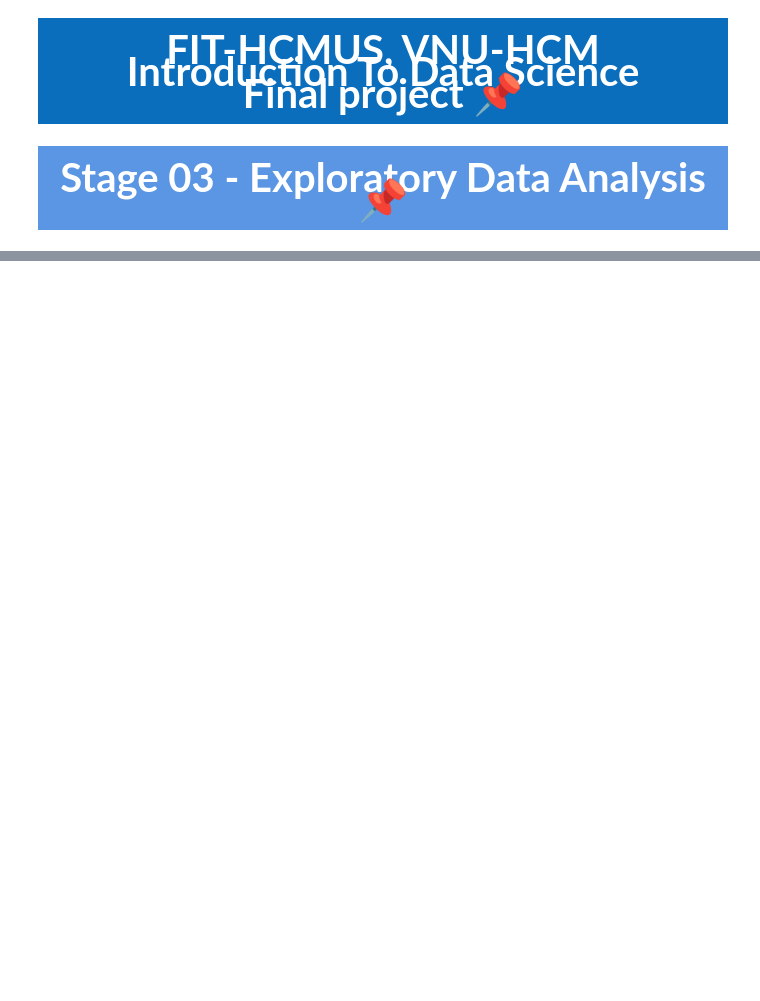
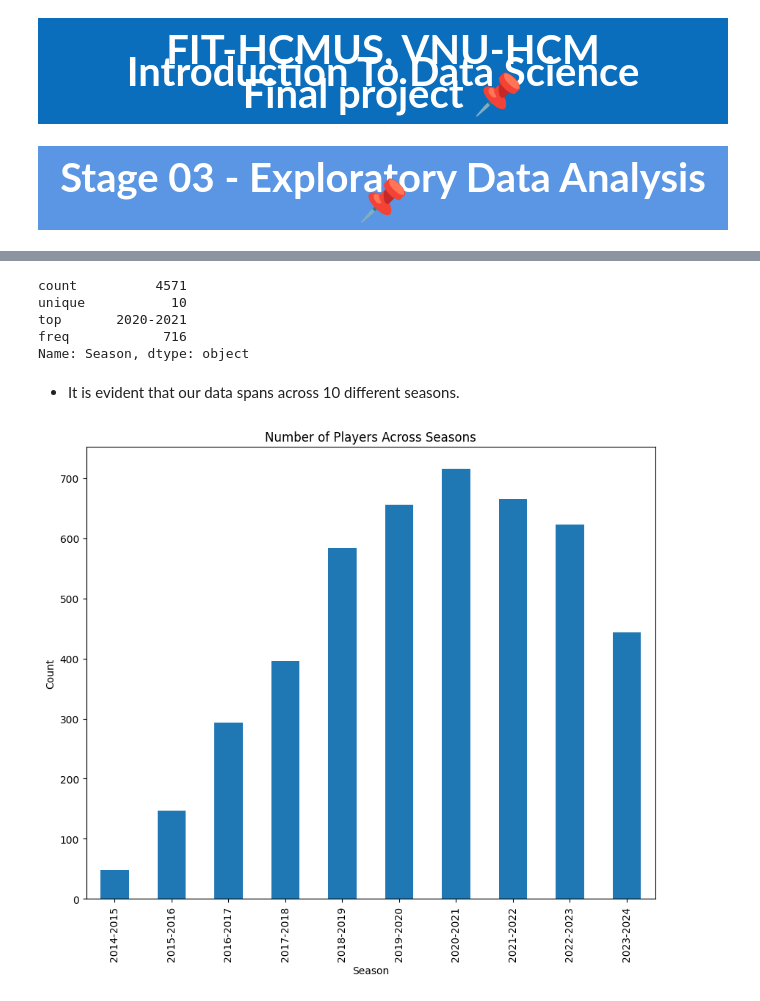
Before and after one commit to hwangdeokThien/CSC14119_IntroDS_final_project, a Jupyter notebook: src/notebooks/3.0-eda.ipynb, the cells around one changed output, grey strips where cells are left out. Cells and saved outputs as stored; diff of their text form; code cells hidden in the pictures; blank space fills up the shorter version.

```diff
--- a/src/notebooks/3.0-eda.ipynb
+++ b/src/notebooks/3.0-eda.ipynb
@@ -14,0 +119,25 @@
+# %%
+# Get Season data
+season_df = df['Season']
+season_df.describe()
+# %% [output]
+count          4571
+unique           10
+top       2020-2021
+freq            716
+Name: Season, dtype: object
+# %% [markdown]
+- It is evident that our data spans across 10 different seasons.
+# %%
+# Visualize the distribution across seasons
+season_count = df['Season'].value_counts().sort_index()  # Get distribution of each unique value in Season
+
+# Visualize
+plt.figure(figsize=(10,8))
+
+season_count.plot(kind='bar')
+plt.ylabel('Count')
+plt.title('Number of Players Across Seasons')
+plt.show()
+# %% [output]
+[figure, added]
```
Also changed, not shown: parts of 151 cells of this notebook, 1 other file.
